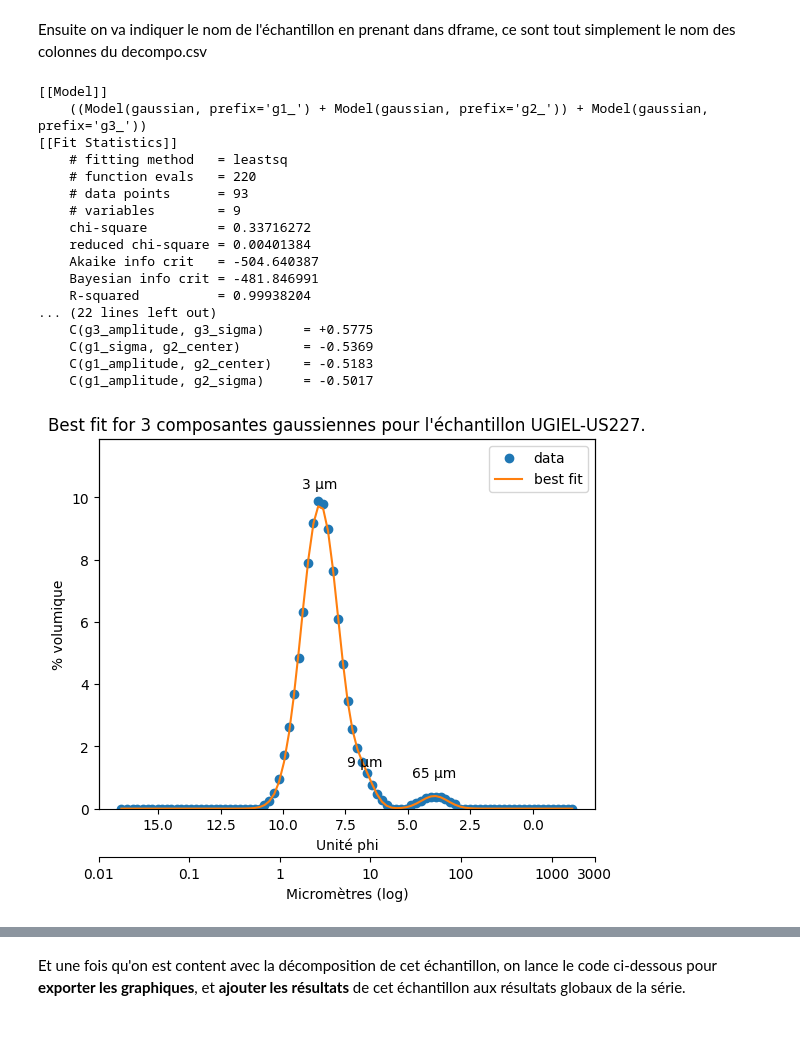
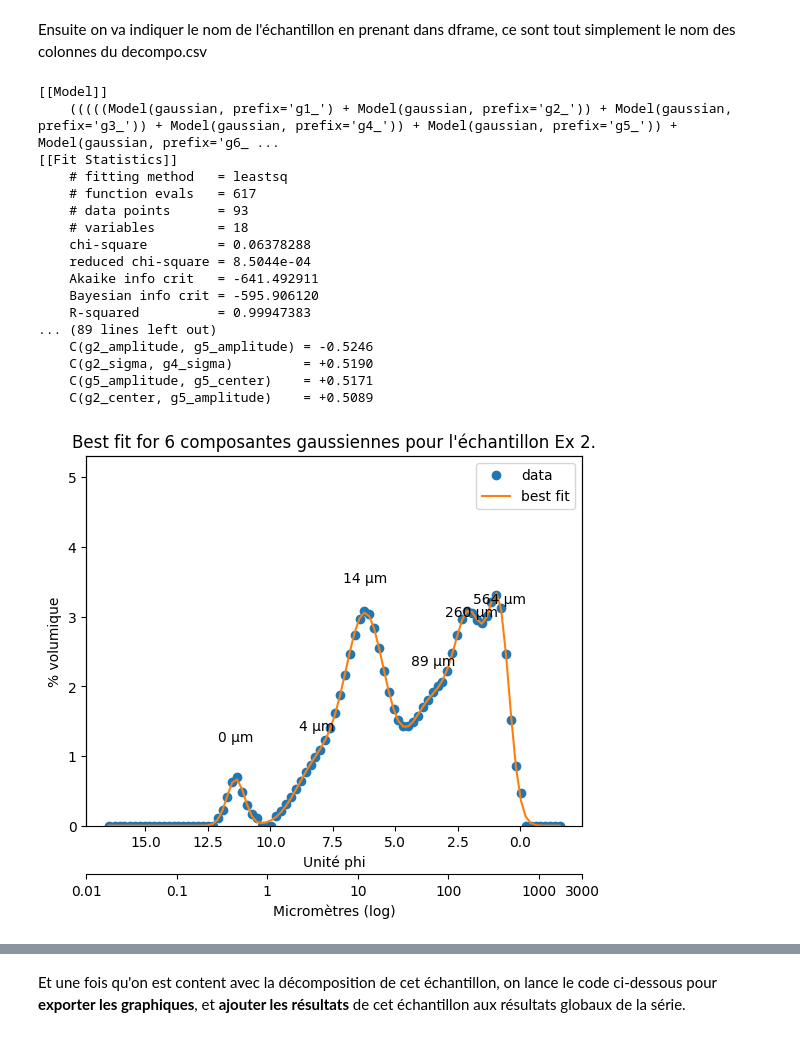
Before and after one commit to AQueff/ParticleSizeAnalysis, a Jupyter notebook: Multimodal_decomposition.ipynb, the cells around one changed output, grey strips where cells are left out. Saved outputs shown, nothing was run; the diff lists cells and outputs as text; code cells hidden in the pictures.

```diff
--- a/Multimodal_decomposition.ipynb
+++ b/Multimodal_decomposition.ipynb
@@ -15,19 +15,19 @@ dframe_results_tot = pd.DataFrame(columns=['Echantillon','Centres (microns)','Pr
 Ensuite on peut charger les données et indiquer que x sera toujours la même colonne.
 # %%
 # Charger les données
-dframe = pd.read_csv('decompo.csv')
-x = dframe['Unites']
+dframe = pd.read_csv('ex.csv')
+x = dframe['Unités']
 # %% [markdown]
 Ensuite on va indiquer le nom de l'échantillon en prenant dans dframe, ce sont tout simplement le nom des colonnes du decompo.csv
 # %%
 # Décomposition multimodale de distribution granulométrique
 # Indiquer le nom de l'échantillon
-echantillon = 'UGIEL-US227'
+echantillon = 'Ex 2'
 
 # Choisir le nombre de composantes
-centers_init = np.array([9,6.5,4])
-sigmas_init = np.array([1,1,1.5])
-amplitudes_init = np.array([10,5,5])
+centers_init = np.array([12,11,6.5,3,2.5,2])
+sigmas_init = np.array([1.5,1.5,1.5,1.5,1,1.5])
+amplitudes_init = np.array([2,2,5,3,2,5])
 
 #############################################################
 #############################################################
@@ -182,46 +182,46 @@ for i in range(1, num_components + 1):
                   horizontalalignment='center',
                   verticalalignment='center',
                   fontsize=9)
                   #bbox=dict(facecolor='white', alpha=0.5))
 
 axes[1].invert_xaxis()
 axes[1].set_title(f'Décomposition multimodale de l\'échantillon {echantillon}')
 axes[1].legend()
 axes[1].set_xticks(custom_ticks)
 axes[1].set_xticklabels(custom_ticklabels)
 axes[1].set_xlabel('Micromètres (log)')
 axes[1].set_ylabel('% volumique')
 
 plt.show()
 
 dframe_results = pd.DataFrame({
     'Echantillon': echantillon,
     'Centres (microns)': centres_microns,
     'Proportion': proportions,
     'Centres (phi)': centres_phi,
     'Amplitude': amplitudes,
     'Sigma': sigmas
 })
 
-dframe_results[1:,'Echantillon'] = None
+dframe_results.loc[1:,'Echantillon'] = None
 
-print(dframe_results)
+#print(dframe_results)
 # %% [output]
 [[Model]]
-    ((Model(gaussian, prefix='g1_') + Model(gaussian, prefix='g2_')) + Model(gaussian, prefix='g3_'))
+    (((((Model(gaussian, prefix='g1_') + Model(gaussian, prefix='g2_')) + Model(gaussian, prefix='g3_')) + Model(gaussian, prefix='g4_')) + Model(gaussian, prefix='g5_')) + Model(gaussian, prefix='g6_ ...
 [[Fit Statistics]]
     # fitting method   = leastsq
-    # function evals   = 220
+    # function evals   = 617
     # data points      = 93
-    # variables        = 9
-    chi-square         = 0.33716272
-    reduced chi-square = 0.00401384
-    Akaike info crit   = -504.640387
-    Bayesian info crit = -481.846991
-    R-squared          = 0.99938204
-... (22 lines left out)
-    C(g3_amplitude, g3_sigma)     = +0.5775
-    C(g1_sigma, g2_center)        = -0.5369
-    C(g1_amplitude, g2_center)    = -0.5183
-    C(g1_amplitude, g2_sigma)     = -0.5017
+    # variables        = 18
+    chi-square         = 0.06378288
+    reduced chi-square = 8.5044e-04
+    Akaike info crit   = -641.492911
+    Bayesian info crit = -595.906120
+    R-squared          = 0.99947383
+... (89 lines left out)
+    C(g2_amplitude, g5_amplitude) = -0.5246
+    C(g2_sigma, g4_sigma)         = +0.5190
+    C(g5_amplitude, g5_center)    = +0.5171
+    C(g2_center, g5_amplitude)    = +0.5089
-[figure, old version]
+[figure, new version]
```
Also changed, not shown: parts of 2 cells of this notebook.
